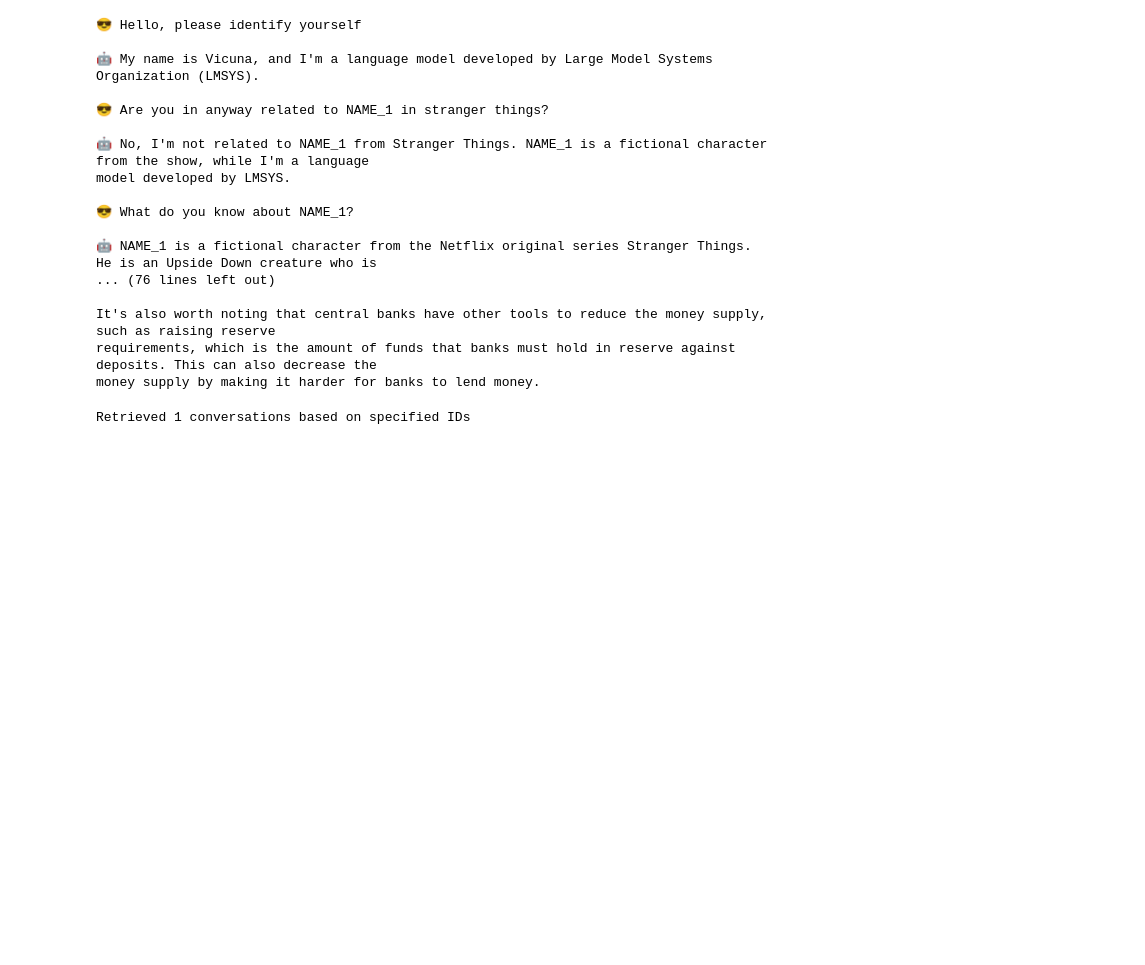
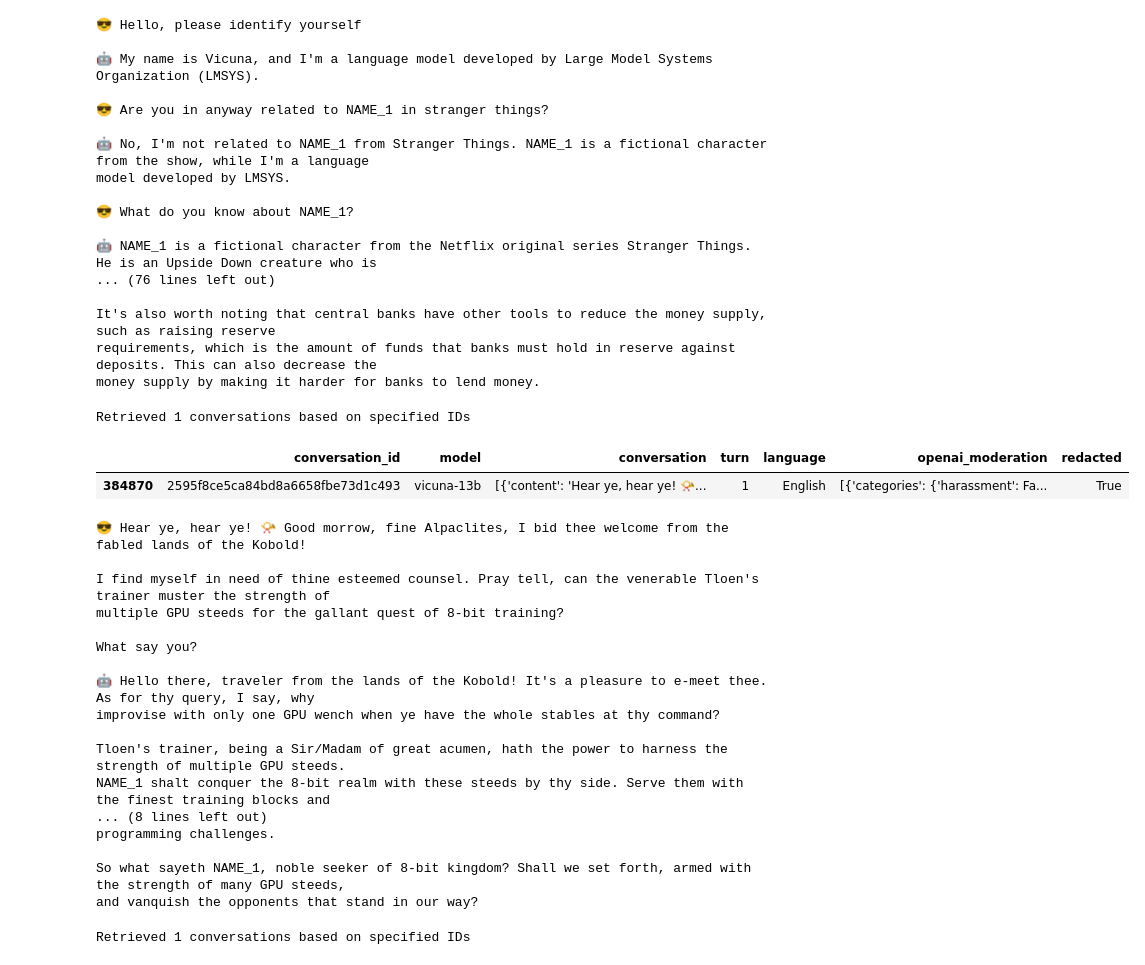
Before and after one commit to reddgr/chatbot-response-scoring-scbn-rqtl, a Jupyter notebook: lmsys-chatbot-arena-hall-of-fame.ipynb, the cells around one changed output. Cells and saved outputs as stored; diff of their text form; code cells hidden in the pictures; blank space fills up the shorter version.

```diff
--- a/lmsys-chatbot-arena-hall-of-fame.ipynb
+++ b/lmsys-chatbot-arena-hall-of-fame.ipynb
@@ -339,6 +347,34 @@ model developed by LMSYS.
 It's also worth noting that central banks have other tools to reduce the money supply, such as raising reserve
 requirements, which is the amount of funds that banks must hold in reserve against deposits. This can also decrease the
 money supply by making it harder for banks to lend money.
+# %%
+lmsys_chat_1m = lmsys.LMSYSChat1MHandler(hf_token, streaming=False, verbose=False)
+candidate_id=['2595f8ce5ca84bd8a6658fbe73d1c493']
+df_sample = lmsys_chat_1m.extract_df_sample(conversation_ids=candidate_id)
+display(df_sample)
+conversation = lmsys.Conversation(df_sample.conversation.iloc[0])
+conversation.pretty_print(user_prefix="😎", assistant_prefix="🤖", width=120)
+# %% [output]
+Retrieved 1 conversations based on specified IDs
+|  | conversation_id | model | conversation | turn | language | openai_moderation | redacted |
+| 384870 | 2595f8ce5ca84bd8a6658fbe73d1c493 | vicuna-13b | [{'content': 'Hear ye, hear ye! 📯... | 1 | English | [{'categories': {'harassment': Fa... | True |
+😎 Hear ye, hear ye! 📯 Good morrow, fine Alpaclites, I bid thee welcome from the fabled lands of the Kobold!
+
+I find myself in need of thine esteemed counsel. Pray tell, can the venerable Tloen's trainer muster the strength of
+multiple GPU steeds for the gallant quest of 8-bit training?
+
+What say you?
+
+🤖 Hello there, traveler from the lands of the Kobold! It's a pleasure to e-meet thee. As for thy query, I say, why
+improvise with only one GPU wench when ye have the whole stables at thy command?
+
+Tloen's trainer, being a Sir/Madam of great acumen, hath the power to harness the strength of multiple GPU steeds.
+NAME_1 shalt conquer the 8-bit realm with these steeds by thy side. Serve them with the finest training blocks and
+... (8 lines left out)
+programming challenges.
+
+So what sayeth NAME_1, noble seeker of 8-bit kingdom? Shall we set forth, armed with the strength of many GPU steeds,
+and vanquish the opponents that stand in our way?
 # %%
 lmsys_chat_1m = lmsys.LMSYSChat1MHandler(hf_token, streaming=False, verbose=False)
 candidate_id=['db22c4ed005d4ab4b30444d233d3e592']
```
Also changed, not shown: parts of 1 cell of this notebook.
